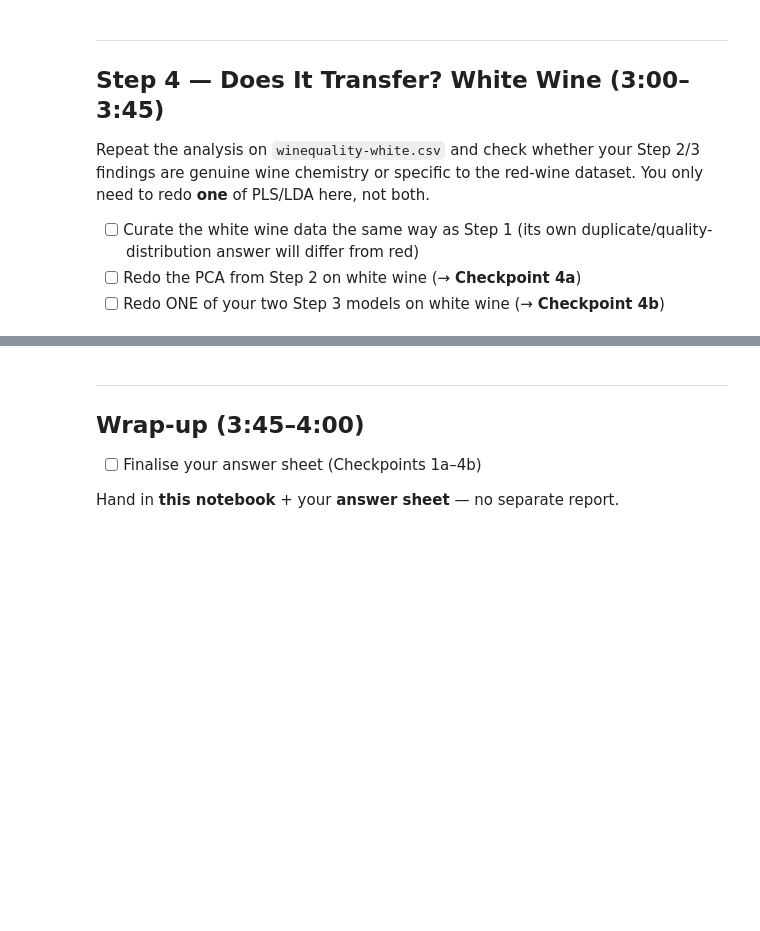
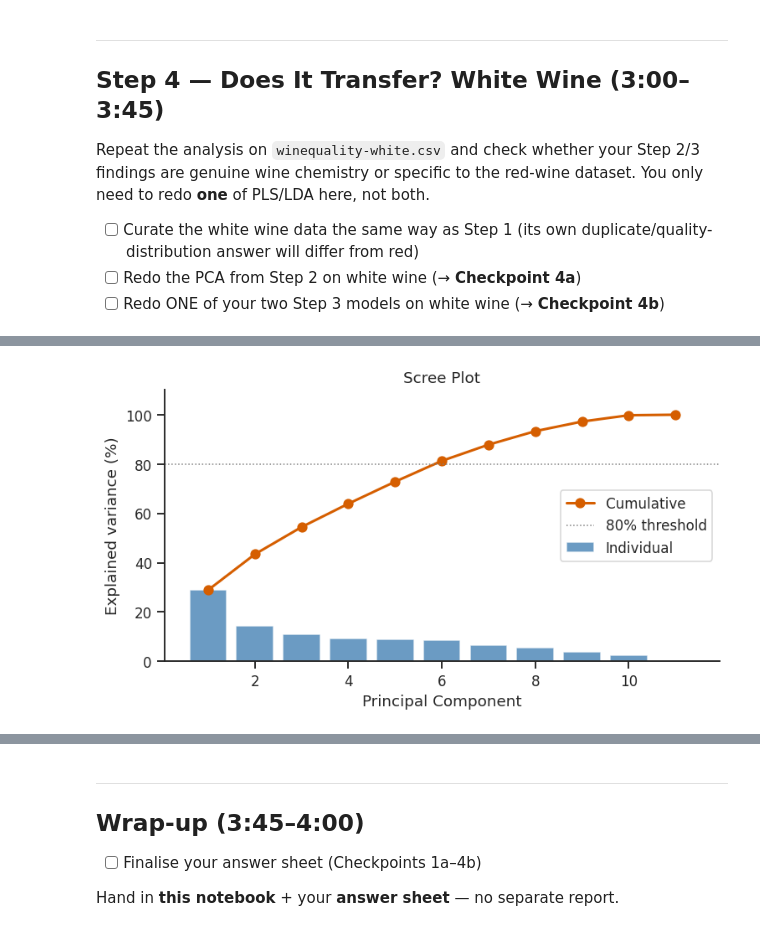
Before and after one commit to felixlowenhielm-alt/1kb570_2026, a Jupyter notebook: Labs/02_modelling_wine_quality/starter_notebook.ipynb, the cells around one changed output, grey strips where cells are left out. Drawn from its saved outputs; the diff is of its cells as text; code cells hidden in the pictures; blank space fills up the shorter version.

```diff
--- a/Labs/02_modelling_wine_quality/starter_notebook.ipynb
+++ b/Labs/02_modelling_wine_quality/starter_notebook.ipynb
@@ -195,8 +195,8 @@ for i in range(3):
       mask = qualities == quality
       ax.scatter(scores[mask, i], scores[mask, i+1], c=color,
                  label=quality, s=40, alpha=0.75, edgecolors='none')
-  ax.set_xlabel(f'PC2 ({explained[i]*100:.1f}%)')
-  ax.set_ylabel(f'PC3 ({explained[i+1]*100:.1f}%)')
+  ax.set_xlabel(f'PC{i+1} ({explained[i]*100:.1f}%)')
+  ax.set_ylabel(f'PC{i+2} ({explained[i+1]*100:.1f}%)')
   ax.set_title(f'Score Plot — PC {i+1} vs PC{i+2}')
   ax.legend(title='Quality', fontsize=9)
   ax.axhline(0, color='gray', lw=0.5)
@@ -209,8 +209,8 @@ for i in range(3,6):
       mask = qualities == quality
       ax.scatter(scores[mask, i], scores[mask, i+1], c=color,
                  label=quality, s=40, alpha=0.75, edgecolors='none')
-  ax.set_xlabel(f'PC2 ({explained[i]*100:.1f}%)')
-  ax.set_ylabel(f'PC3 ({explained[i+1]*100:.1f}%)')
+  ax.set_xlabel(f'PC{i+1} ({explained[i]*100:.1f}%)')
+  ax.set_ylabel(f'PC{i+2} ({explained[i+1]*100:.1f}%)')
   ax.set_title(f'Score Plot — PC {i+1} vs PC{i+2}')
   ax.legend(title='Quality', fontsize=9)
   ax.axhline(0, color='gray', lw=0.5)
@@ -496,5 +540,80 @@ df.head()
 # %%
 # TODO: standardise the white-wine predictors and redo the PCA + scree/
 # score/loading plots from Step 2. Compare PC1's top-loading variables to
 # what you found for red wine (Checkpoint 2c) -- write the comparison on
 # the answer sheet (Checkpoint 4a).
+
+
+#Plot scree plot to determine number of PC's
+fig, ax = plt.subplots(figsize=(7, 4))
+ax.bar(range(1, len(explained)+1), explained*100, color='steelblue', alpha=0.8, label='Individual')
+ax.plot(range(1, len(explained)+1), cumulative*100, 'ro-', lw=2, ms=7, label='Cumulative')
+ax.axhline(80, color='gray', ls=':', lw=1, label='80% threshold')
+ax.set_xlabel('Principal Component')
+ax.set_ylabel('Explained variance (%)')
+ax.set_title('Scree Plot')
+ax.legend()
+ax.set_ylim(0, 110)
+sns.despine(ax=ax)
+plt.tight_layout()
+plt.show()
+
+
+#Plot score plot for all Pc's
+qualities = df['quality'].values
+quality_list = [3,4,5,6,7,8,9]
+colors_map = dict(zip(quality_list, ['steelblue','darkorange','forestgreen','crimson','hotpink', 'violet', 'turquoise']))
+point_colors = [colors_map[q] for q in qualities]
+
+fig, axes = plt.subplots(2, 3, figsize=(15, 10))
+
+for i in range(3):
+  ax = axes[0,i]
+  for quality, color in colors_map.items():
+      mask = qualities == quality
+      ax.scatter(scores[mask, i], scores[mask, i+1], c=color,
+                 label=quality, s=40, alpha=0.75, edgecolors='none')
+  ax.set_xlabel(f'PC{i+1} ({explained[i]*100:.1f}%)')
+  ax.set_ylabel(f'PC{i+2} ({explained[i+1]*100:.1f}%)')
+  ax.set_title(f'Score Plot — PC {i+1} vs PC{i+2}')
+  ax.legend(title='Quality', fontsize=9)
+  ax.axhline(0, color='gray', lw=0.5)
+  ax.axvline(0, color='gray', lw=0.5)
+  sns.despine(ax=ax)
+  i=+1
+for i in range(3,6):
+  ax = axes[1,i-3]
+  for quality, color in colors_map.items():
+      mask = qualities == quality
+      ax.scatter(scores[mask, i], scores[mask, i+1], c=color,
+                 label=quality, s=40, alpha=0.75, edgecolors='none')
+  ax.set_xlabel(f'PC{i+1} ({explained[i]*100:.1f}%)')
+  ax.set_ylabel(f'PC{i+2} ({explained[i+1]*100:.1f}%)')
+  ax.set_title(f'Score Plot — PC {i+1} vs PC{i+2}')
+  ax.legend(title='Quality', fontsize=9)
+  ax.axhline(0, color='gray', lw=0.5)
+  ax.axvline(0, color='gray', lw=0.5)
+  sns.despine(ax=ax)
+  i=+1
+fig.tight_layout()
+plt.show()
+
+parameters= df.columns[:-1]
+loadings = pca.components_.T   # shape (n_variables, n_components)
+
+# Loading plot for PC1 and PC2
+fig, ax = plt.subplots(figsize=(6, 5))
+ax.scatter(loadings[:, 0], loadings[:, 1], color='steelblue', s=80, zorder=5)
+for i, elem in enumerate(parameters):
+    ax.annotate(elem, (loadings[i, 0], loadings[i, 1]),
+                textcoords='offset points', xytext=(6, 4), fontsize=10)
+ax.axhline(0, color='gray', lw=0.5)
+ax.axvline(0, color='gray', lw=0.5)
+ax.set_xlabel(f'PC1 loading ({explained[0]*100:.1f}%)')
+ax.set_ylabel(f'PC2 loading ({explained[1]*100:.1f}%)')
+ax.set_title('Loading Plot')
+sns.despine(ax=ax)
+plt.tight_layout()
+plt.show()
+# %% [output]
+[figure, added]
```
Also changed, not shown: parts of 6 cells of this notebook.
